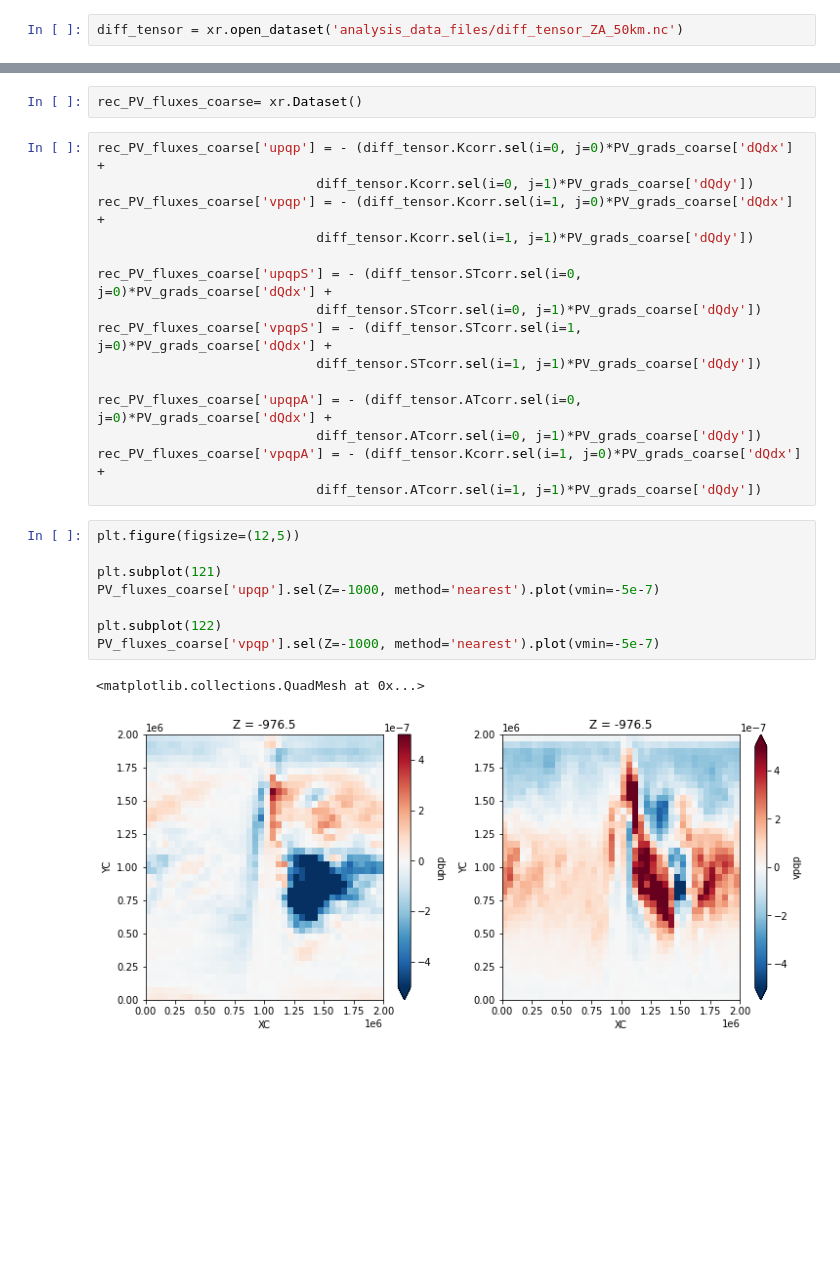
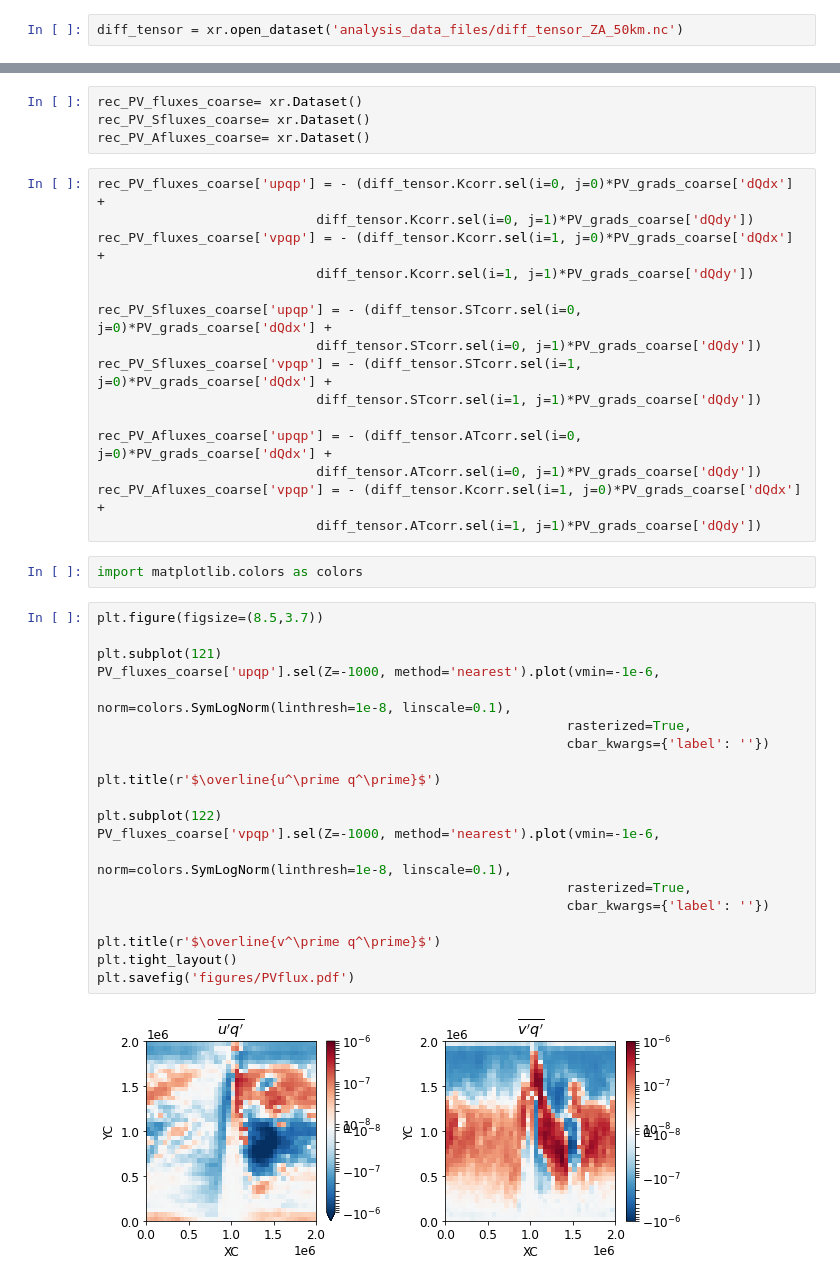
Before and after one commit to ocean-transport/3D_tracer_inversion, a Jupyter notebook: final_analysis/ZA_PV_fluxes.ipynb, the cells around one changed output, grey strips where cells are left out. Saved outputs shown, nothing was run; the diff lists cells and outputs as text; blank space fills up the shorter version.

Commit message:
added script to make PV fluxes

```diff
--- a/final_analysis/ZA_PV_fluxes.ipynb
+++ b/final_analysis/ZA_PV_fluxes.ipynb
@@ -118,29 +129,44 @@ diff_tensor = xr.open_dataset('analysis_data_files/diff_tensor_ZA_50km.nc')
 # %%
 rec_PV_fluxes_coarse= xr.Dataset()
+rec_PV_Sfluxes_coarse= xr.Dataset()
+rec_PV_Afluxes_coarse= xr.Dataset()
 # %%
 rec_PV_fluxes_coarse['upqp'] = - (diff_tensor.Kcorr.sel(i=0, j=0)*PV_grads_coarse['dQdx'] +
                             diff_tensor.Kcorr.sel(i=0, j=1)*PV_grads_coarse['dQdy'])
 rec_PV_fluxes_coarse['vpqp'] = - (diff_tensor.Kcorr.sel(i=1, j=0)*PV_grads_coarse['dQdx'] +
                             diff_tensor.Kcorr.sel(i=1, j=1)*PV_grads_coarse['dQdy'])
 
-rec_PV_fluxes_coarse['upqpS'] = - (diff_tensor.STcorr.sel(i=0, j=0)*PV_grads_coarse['dQdx'] +
+rec_PV_Sfluxes_coarse['upqp'] = - (diff_tensor.STcorr.sel(i=0, j=0)*PV_grads_coarse['dQdx'] +
                             diff_tensor.STcorr.sel(i=0, j=1)*PV_grads_coarse['dQdy'])
-rec_PV_fluxes_coarse['vpqpS'] = - (diff_tensor.STcorr.sel(i=1, j=0)*PV_grads_coarse['dQdx'] +
+rec_PV_Sfluxes_coarse['vpqp'] = - (diff_tensor.STcorr.sel(i=1, j=0)*PV_grads_coarse['dQdx'] +
                             diff_tensor.STcorr.sel(i=1, j=1)*PV_grads_coarse['dQdy'])
 
-rec_PV_fluxes_coarse['upqpA'] = - (diff_tensor.ATcorr.sel(i=0, j=0)*PV_grads_coarse['dQdx'] +
+rec_PV_Afluxes_coarse['upqp'] = - (diff_tensor.ATcorr.sel(i=0, j=0)*PV_grads_coarse['dQdx'] +
                             diff_tensor.ATcorr.sel(i=0, j=1)*PV_grads_coarse['dQdy'])
-rec_PV_fluxes_coarse['vpqpA'] = - (diff_tensor.Kcorr.sel(i=1, j=0)*PV_grads_coarse['dQdx'] +
+rec_PV_Afluxes_coarse['vpqp'] = - (diff_tensor.Kcorr.sel(i=1, j=0)*PV_grads_coarse['dQdx'] +
                             diff_tensor.ATcorr.sel(i=1, j=1)*PV_grads_coarse['dQdy'])
+# %%
+import matplotlib.colors as colors
 # %%
-plt.figure(figsize=(12,5))
+plt.figure(figsize=(8.5,3.7))
 
 plt.subplot(121)
-PV_fluxes_coarse['upqp'].sel(Z=-1000, method='nearest').plot(vmin=-5e-7)
+PV_fluxes_coarse['upqp'].sel(Z=-1000, method='nearest').plot(vmin=-1e-6,
+                                                            norm=colors.SymLogNorm(linthresh=1e-8, linscale=0.1),
+                                                            rasterized=True,
+                                                            cbar_kwargs={'label': ''})
+
+plt.title(r'$\overline{u^\prime q^\prime}$')
 
 plt.subplot(122)
-PV_fluxes_coarse['vpqp'].sel(Z=-1000, method='nearest').plot(vmin=-5e-7)
+PV_fluxes_coarse['vpqp'].sel(Z=-1000, method='nearest').plot(vmin=-1e-6,
+                                                            norm=colors.SymLogNorm(linthresh=1e-8, linscale=0.1),
+                                                            rasterized=True,
+                                                            cbar_kwargs={'label': ''})
+
+plt.title(r'$\overline{v^\prime q^\prime}$')
+plt.tight_layout()
+plt.savefig('figures/PVflux.pdf')
 # %% [output]
-<matplotlib.collections.QuadMesh at 0x...>
-[figure, old version]
+[figure, new version]
 # %%
```
Also changed, not shown: parts of 13 cells of this notebook.
